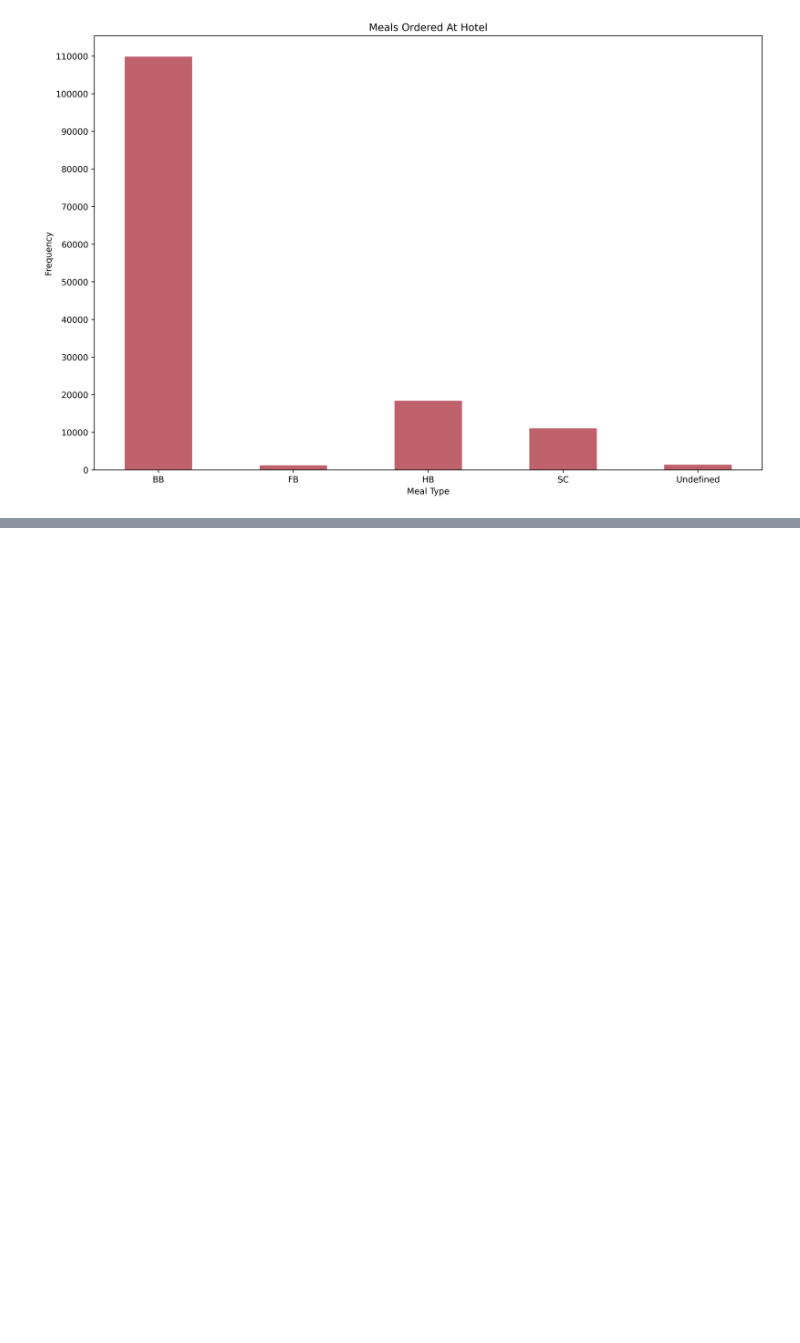
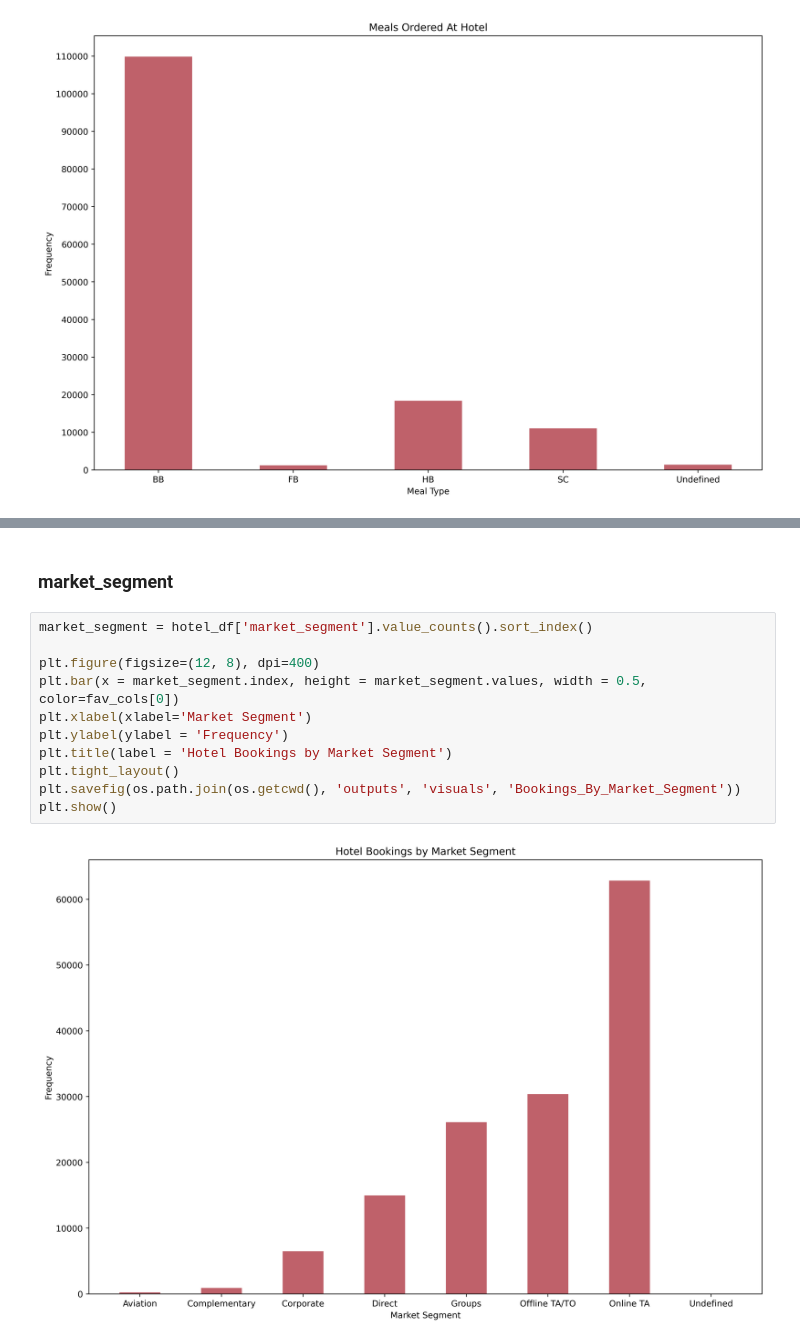
Before and after one commit to SMemic4/Hotels, a Jupyter notebook: notebooks/hotels.ipynb, the cells around one changed output, grey strips where cells are left out. Cells and saved outputs as stored; diff of their text form; blank space fills up the shorter version.

```diff
--- a/notebooks/hotels.ipynb
+++ b/notebooks/hotels.ipynb
@@ -487,0 +421,15 @@ print(type(countries.index[0]))
+# %% [markdown]
+### market_segment
+# %%
+market_segment = hotel_df['market_segment'].value_counts().sort_index()
+
+plt.figure(figsize=(12, 8), dpi=400)
+plt.bar(x = market_segment.index, height = market_segment.values, width = 0.5, color=fav_cols[0])
+plt.xlabel(xlabel='Market Segment')
+plt.ylabel(ylabel = 'Frequency')
+plt.title(label = 'Hotel Bookings by Market Segment')
+plt.tight_layout()
+plt.savefig(os.path.join(os.getcwd(), 'outputs', 'visuals', 'Bookings_By_Market_Segment'))
+plt.show()
+# %% [output]
+[figure, added]
```
Also changed, not shown: parts of 85 cells of this notebook.
